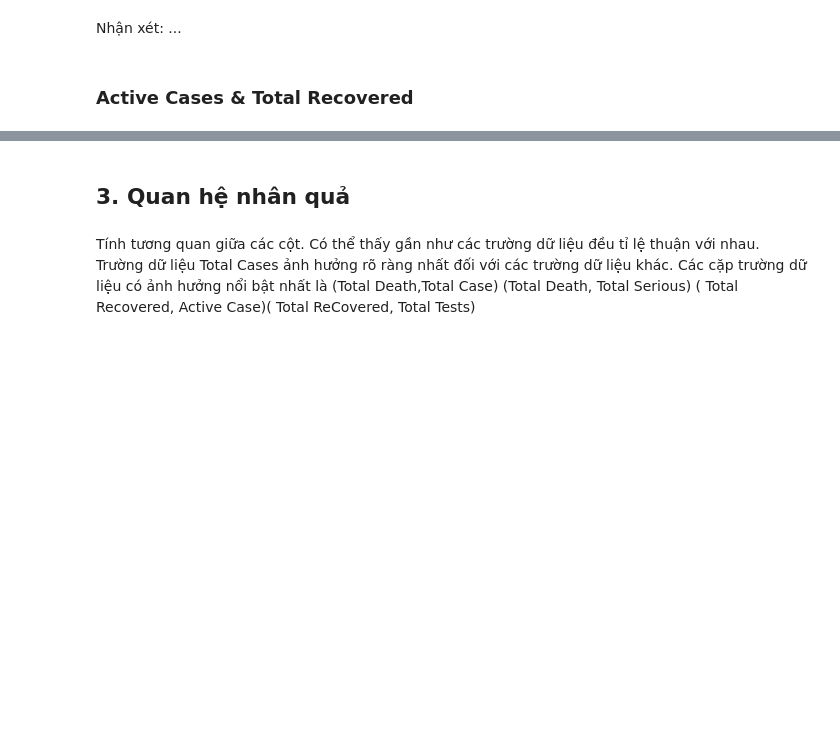
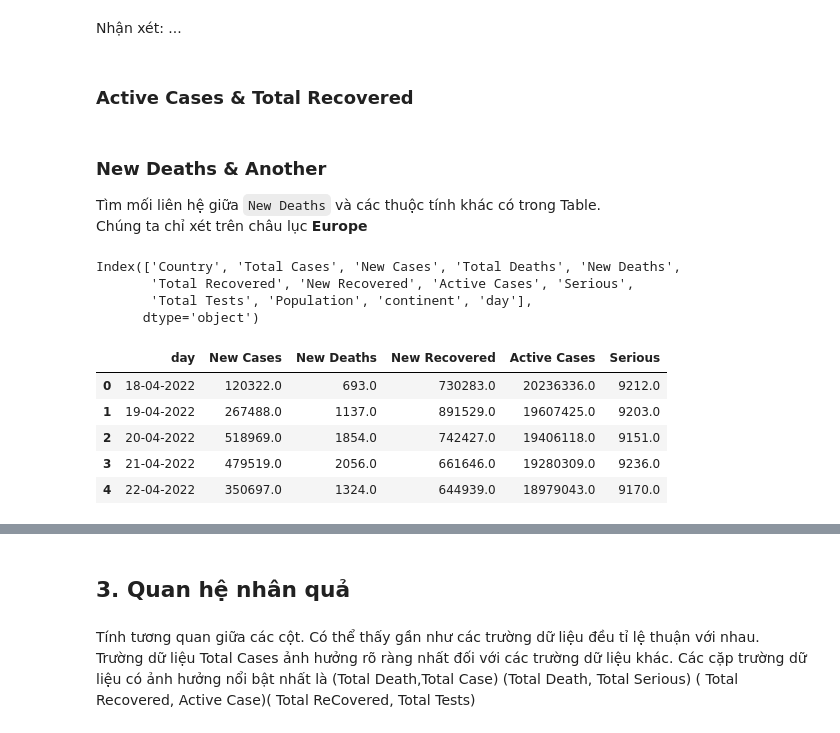
Before and after one commit to LeKiet258/DATA_VIZ_LAB01, a Jupyter notebook: Relationship.ipynb, the cells around one changed output, grey strips where cells are left out. Saved outputs shown, nothing was run; the diff lists cells and outputs as text; code cells hidden in the pictures; blank space fills up the shorter version.

```diff
--- a/Relationship.ipynb
+++ b/Relationship.ipynb
@@ -401,3 +410,26 @@ plt.show()
 Nhận xét: ...
 # %% [markdown]
 ### Active Cases & Total Recovered
+# %% [markdown]
+### New Deaths & Another
+Tìm mối liên hệ giữa `New Deaths` và các thuộc tính khác có trong Table.<br>
+Chúng ta chỉ xét trên châu lục **Europe**
+# %%
+week_df.columns
+# %% [output]
+Index(['Country', 'Total Cases', 'New Cases', 'Total Deaths', 'New Deaths',
+       'Total Recovered', 'New Recovered', 'Active Cases', 'Serious',
+       'Total Tests', 'Population', 'continent', 'day'],
+      dtype='object')
+# %%
+df = week_df[week_df['continent'] == 'Europe'].groupby('day')[['New Cases', 'New Deaths', 'New Recovered', 'Active Cases', 'Serious']].sum()
+df = df.reset_index()
+
+df.head()
+# %% [output]
+|  | day | New Cases | New Deaths | New Recovered | Active Cases | Serious |
+| 0 | 18-04-2022 | 120322.0 | 693.0 | 730283.0 | 20236336.0 | 9212.0 |
+| 1 | 19-04-2022 | 267488.0 | 1137.0 | 891529.0 | 19607425.0 | 9203.0 |
+| 2 | 20-04-2022 | 518969.0 | 1854.0 | 742427.0 | 19406118.0 | 9151.0 |
+| 3 | 21-04-2022 | 479519.0 | 2056.0 | 661646.0 | 19280309.0 | 9236.0 |
+| 4 | 22-04-2022 | 350697.0 | 1324.0 | 644939.0 | 18979043.0 | 9170.0 |
```
Also changed, not shown: parts of 11 cells of this notebook.
